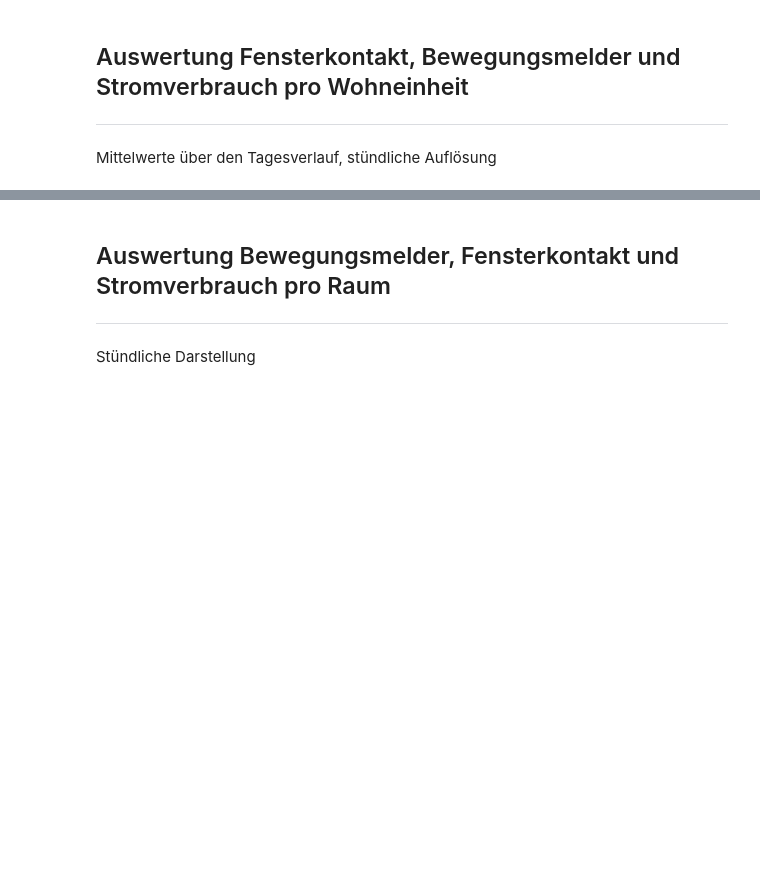
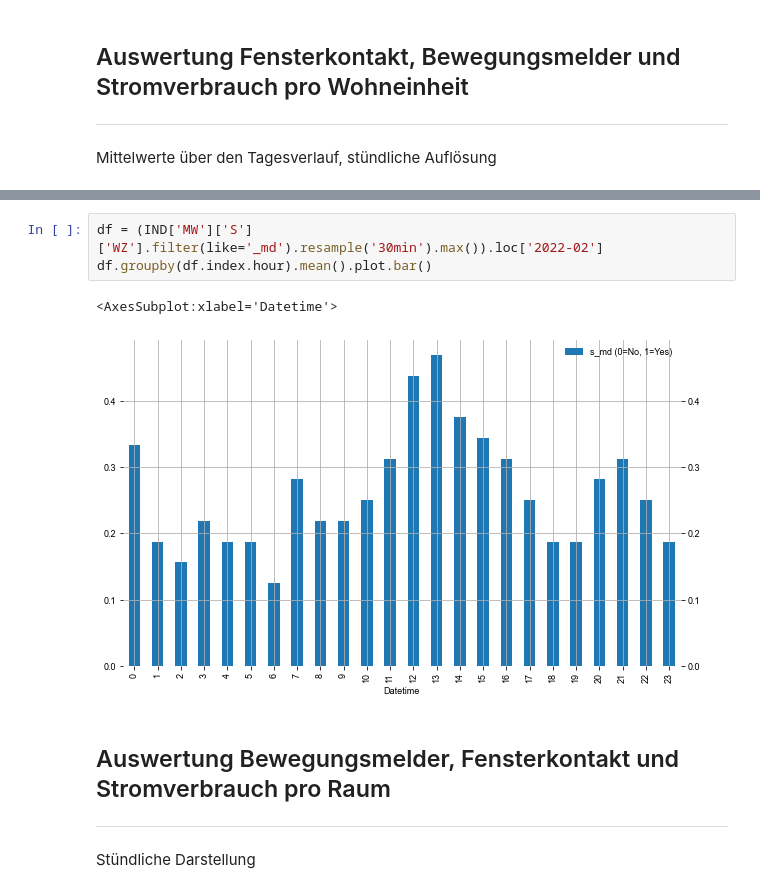
Before and after one commit to Ramonfi/eb-scripts, a Jupyter notebook: auswertung-nutzungsprofile.ipynb, the cells around one changed output, grey strips where cells are left out. Drawn from its saved outputs; the diff is of its cells as text; blank space fills up the shorter version.

```diff
--- a/auswertung-nutzungsprofile.ipynb
+++ b/auswertung-nutzungsprofile.ipynb
@@ -376,3 +350,9 @@ fig.tight_layout()
+# %%
+df = (IND['MW']['S']['WZ'].filter(like='_md').resample('30min').max()).loc['2022-02']
+df.groupby(df.index.hour).mean().plot.bar()
+# %% [output]
+<AxesSubplot:xlabel='Datetime'>
+[figure, added]
 # %% [markdown]
 ## Auswertung Bewegungsmelder, Fensterkontakt und Stromverbrauch pro Raum
 ___
```
Also changed, not shown: parts of 14 cells of this notebook, 6 other files.
